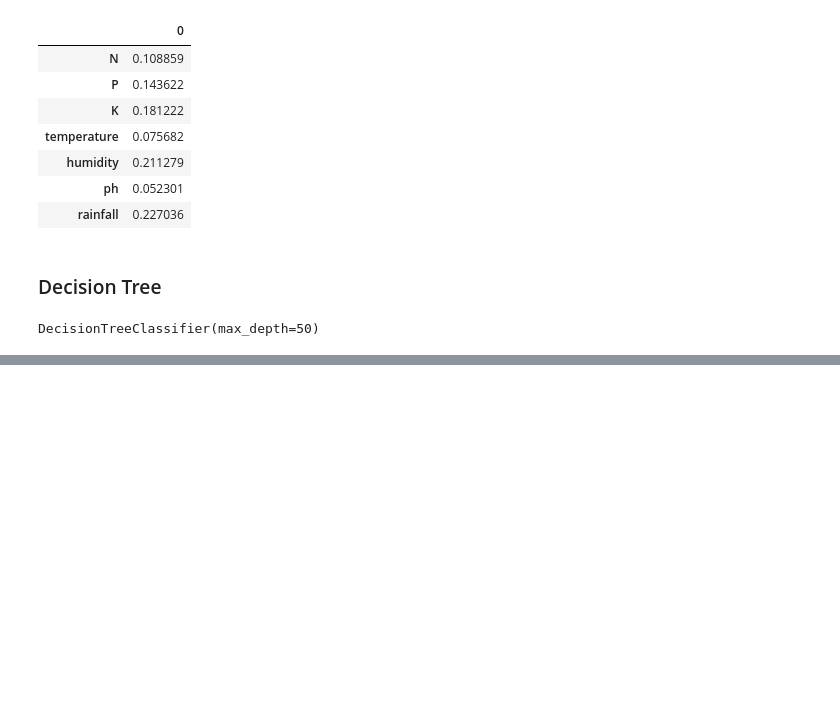
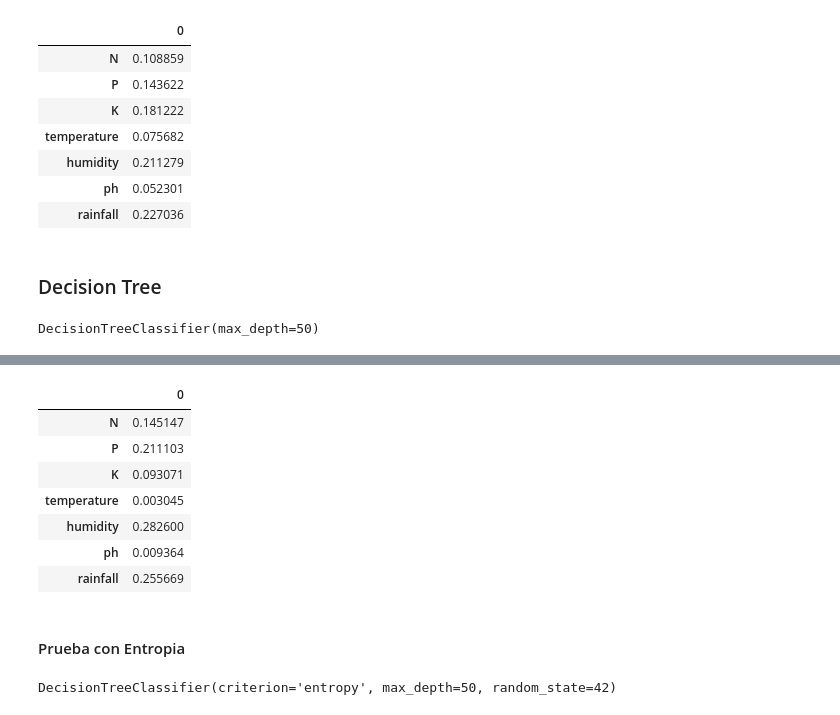
Before and after one commit to fleajrv/proyecto-1-inteligencia-artificial, a Jupyter notebook: models/random_forest-1.ipynb, the cells around one changed output, grey strips where cells are left out. Drawn from its saved outputs; the diff is of its cells as text; code cells hidden in the pictures; blank space fills up the shorter version.

```diff
--- a/models/random_forest-1.ipynb
+++ b/models/random_forest-1.ipynb
@@ -95,0 +143,19 @@ print(classification_report(y_test, y_pred))
+# %%
+# Peso de cada atributo
+pd.DataFrame(model.feature_importances_, index = X.columns)
+# %% [output]
+|  | 0 |
+| N | 0.145147 |
+| P | 0.211103 |
+| K | 0.093071 |
+| temperature | 0.003045 |
+| humidity | 0.282600 |
+| ph | 0.009364 |
+| rainfall | 0.255669 |
+# %% [markdown]
+#### Prueba con Entropia
+# %%
+model = DecisionTreeClassifier(max_depth= 50, criterion='entropy', random_state=42)
+model.fit(X_train, y_train)
+# %% [output]
+DecisionTreeClassifier(criterion='entropy', max_depth=50, random_state=42)
```
Also changed, not shown: parts of 14 cells of this notebook.
